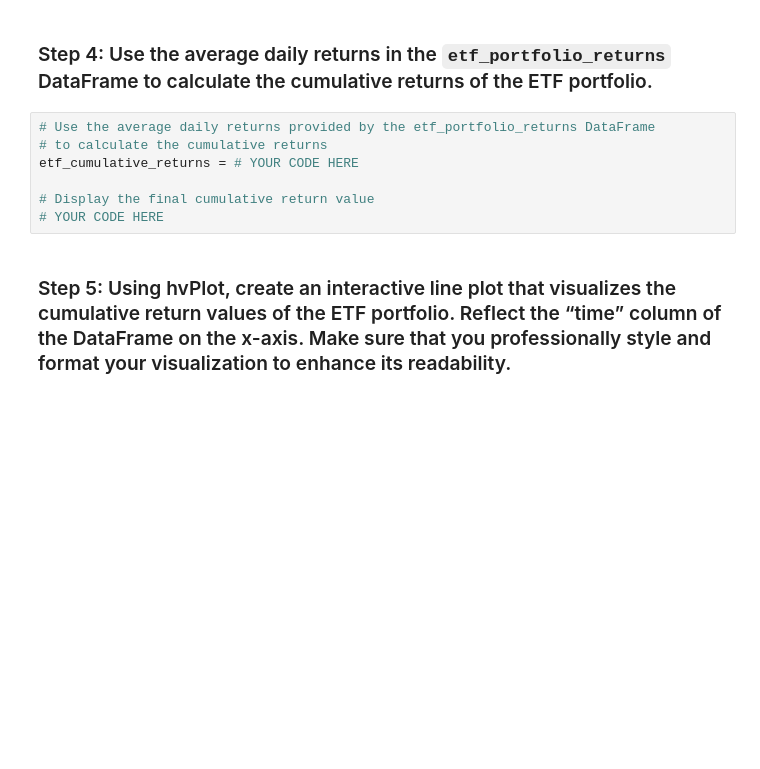
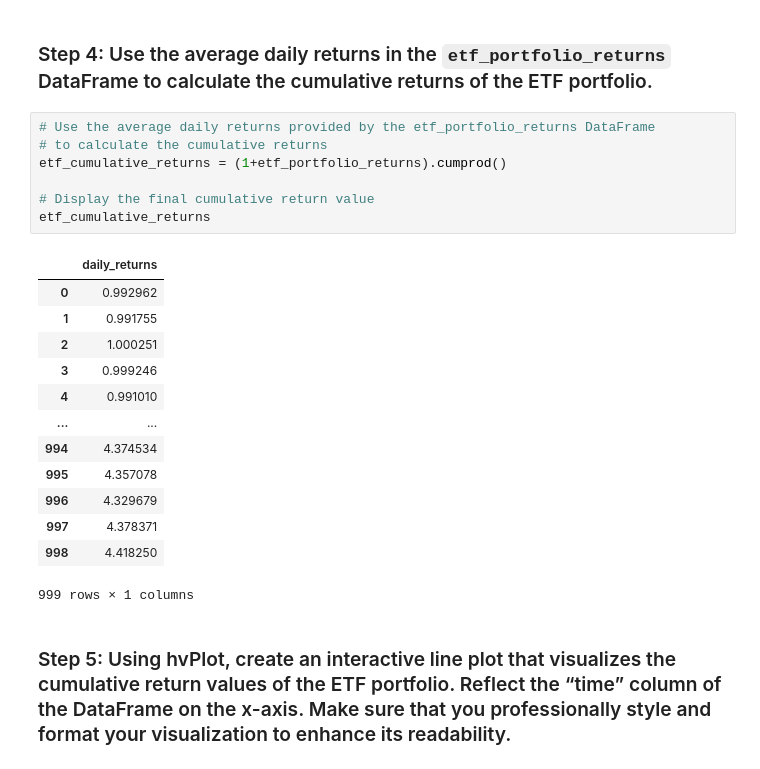
Before and after one commit to Aheesh/etf_analyzer, a Jupyter notebook: etf_analyzer.ipynb, the cells around one changed output. Cells and saved outputs as stored; diff of their text form; blank space fills up the shorter version.

```diff
--- a/etf_analyzer.ipynb
+++ b/etf_analyzer.ipynb
@@ -368,10 +413,24 @@ annualized_etf_portfolio_returns = # YOUR CODE HERE
 # %%
 # Use the average daily returns provided by the etf_portfolio_returns DataFrame
 # to calculate the cumulative returns
-etf_cumulative_returns = # YOUR CODE HERE
+etf_cumulative_returns = (1+etf_portfolio_returns).cumprod()
 
 # Display the final cumulative return value
-# YOUR CODE HERE
+etf_cumulative_returns
+# %% [output]
+|  | daily_returns |
+| 0 | 0.992962 |
+| 1 | 0.991755 |
+| 2 | 1.000251 |
+| 3 | 0.999246 |
+| 4 | 0.991010 |
+| ... | ... |
+| 994 | 4.374534 |
+| 995 | 4.357078 |
+| 996 | 4.329679 |
+| 997 | 4.378371 |
+| 998 | 4.418250 |
+999 rows × 1 columns
 # %% [markdown]
 ### Step 5: Using hvPlot, create an interactive line plot that visualizes the cumulative return values of the ETF portfolio. Reflect the “time” column of the DataFrame on the x-axis. Make sure that you professionally style and format your visualization to enhance its readability.
 # %%
```
Also changed, not shown: parts of 5 cells of this notebook.
